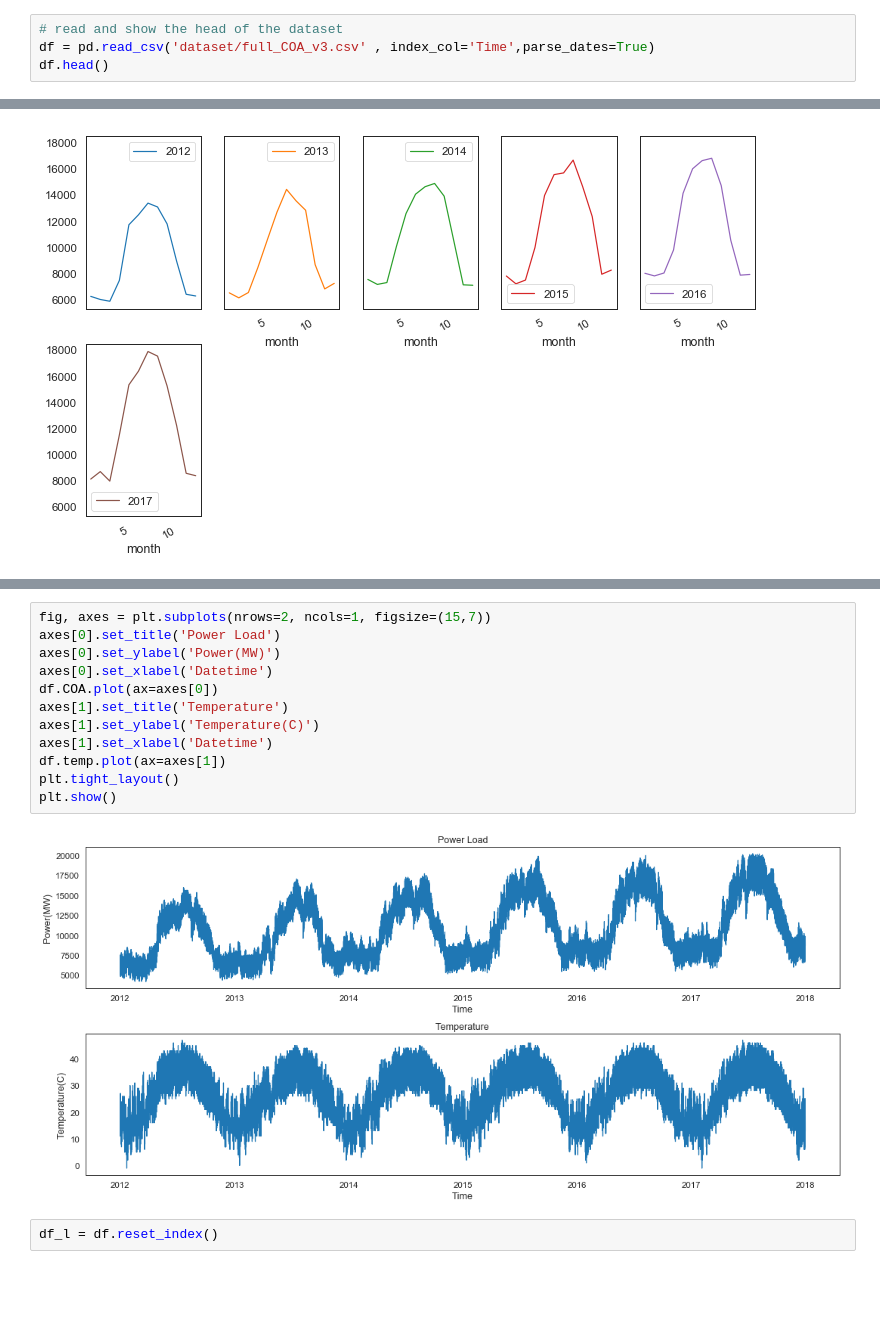
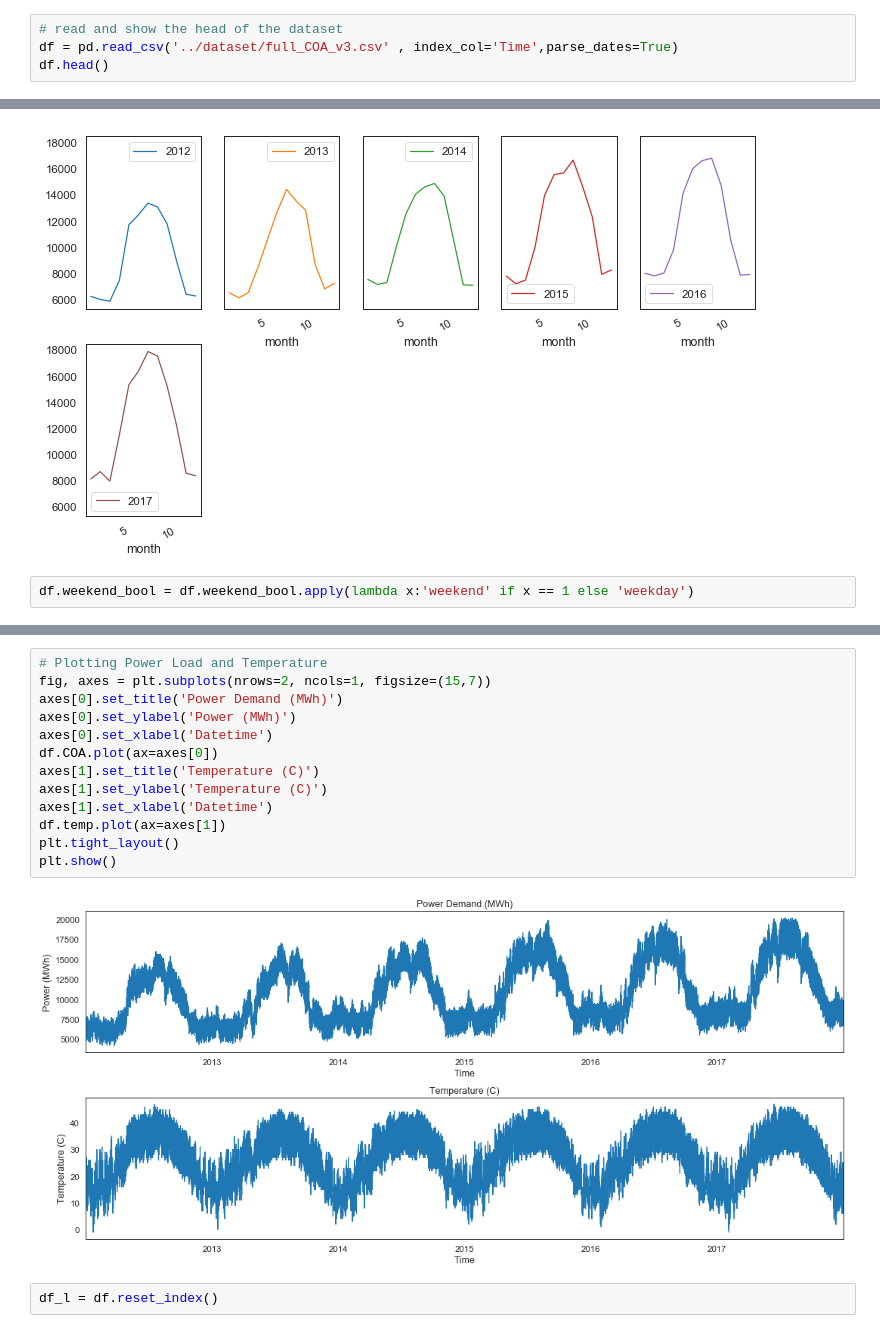
Before and after one commit to IbrahimYahyaHakami/DSI-5-capstone, a Jupyter notebook: code/COA-EDA.ipynb, the cells around one changed output, grey strips where cells are left out. Cells and saved outputs as stored; diff of their text form; blank space fills up the shorter version.

```diff
--- a/code/COA-EDA.ipynb
+++ b/code/COA-EDA.ipynb
@@ -21,6 +28,6 @@ warnings.filterwarnings('ignore')
 # %%
 # read and show the head of the dataset
-df = pd.read_csv('dataset/full_COA_v3.csv' , index_col='Time',parse_dates=True)
+df = pd.read_csv('../dataset/full_COA_v3.csv' , index_col='Time',parse_dates=True)
 df.head()
 # %% [output]
 |  | COA | temp | dewPoint | humidity | windSpeed | year | quarter | month | day | weekday_0 | ... |
@@ -111,3 +150,5 @@ pd.pivot_table(df, values = "COA",
                columns = "year", index = "month").plot(subplots = True, figsize=(12, 12), layout=(3, 5), sharey=True);
 # %% [output]
 [figure]
+# %%
+df.weekend_bool = df.weekend_bool.apply(lambda x:'weekend' if x == 1 else 'weekday')
@@ -114,16 +168,17 @@ pd.pivot_table(df, values = "COA",
 # %%
+# Plotting Power Load and Temperature
 fig, axes = plt.subplots(nrows=2, ncols=1, figsize=(15,7))
-axes[0].set_title('Power Load')
-axes[0].set_ylabel('Power(MW)')
+axes[0].set_title('Power Demand (MWh)')
+axes[0].set_ylabel('Power (MWh)')
 axes[0].set_xlabel('Datetime')
 df.COA.plot(ax=axes[0])
-axes[1].set_title('Temperature')
-axes[1].set_ylabel('Temperature(C)')
+axes[1].set_title('Temperature (C)')
+axes[1].set_ylabel('Temperature (C)')
 axes[1].set_xlabel('Datetime')
 df.temp.plot(ax=axes[1])
 plt.tight_layout()
 plt.show()
 # %% [output]
-[figure, old version]
+[figure, new version]
 # %%
 df_l = df.reset_index()
```
Also changed, not shown: parts of 23 cells of this notebook, 7 other files.
